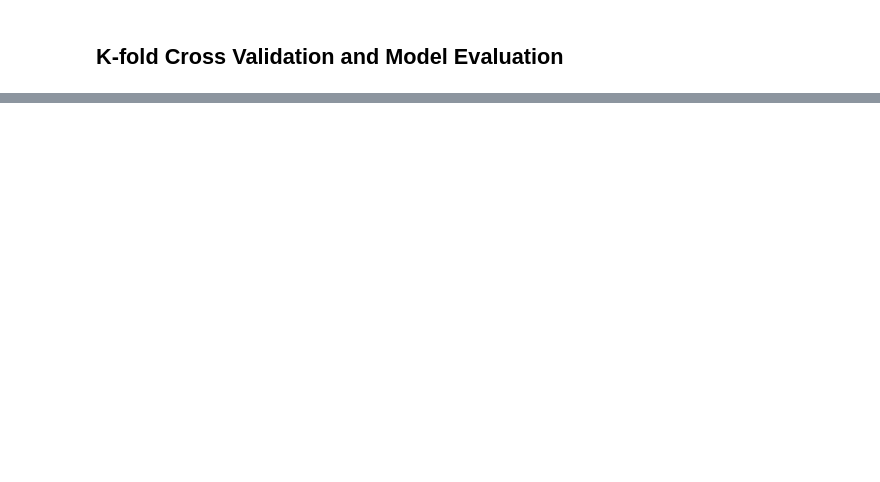
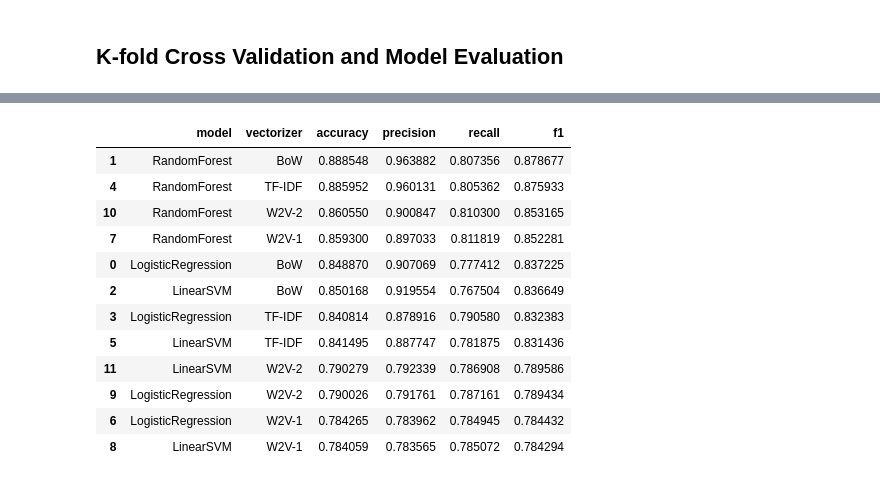
Before and after one commit to msegreto/CyberbullismDetection, a Jupyter notebook: notebook/3_BinaryClassification.ipynb, the cells around one changed output, grey strips where cells are left out. Saved outputs shown, nothing was run; the diff lists cells and outputs as text; code cells hidden in the pictures; blank space fills up the shorter version.

Commit message:
Introduce pipeline structure; general refactoring needed

```diff
--- a/notebook/3_BinaryClassification.ipynb
+++ b/notebook/3_BinaryClassification.ipynb
@@ -305,0 +251,79 @@ df_eval_sorted.to_csv('../dataset/cross_validation/binary_result.csv', index=Fal
+# %%
+y = y_binary
+
+class W2VTransformer(BaseEstimator, TransformerMixin):
+    def __init__(self, model):
+        self.model = model
+        self.dim = model.vector_size
+    def fit(self, X, y=None):
+        return self
+    def transform(self, X):
+        return compute_w2v_features(X, self.model, self.dim)
+
+vectorizer_map = {
+    "BoW": CountVectorizer(max_features=350),
+    "TF-IDF": TfidfVectorizer(max_features=350),
+    "W2V-1": W2VTransformer(model1),
+    "W2V-2": W2VTransformer(model2)
+}
+
+classifier_map = {
+    "LogisticRegression": LogisticRegression(max_iter=1000),
+    "RandomForest": RandomForestClassifier(),
+    "LinearSVM": LinearSVC(max_iter=2000)
+}
+
+cv = StratifiedKFold(n_splits=10, shuffle=True, random_state=42)
+
+scoring = {
+    "accuracy": "accuracy",
+    "precision": make_scorer(precision_score, zero_division=0),
+    "recall": make_scorer(recall_score, zero_division=0),
+    "f1": make_scorer(f1_score, zero_division=0)
+}
+
+results = pd.read_csv("../model/grid_search_binary_f1/best_model_results.csv")
+results["Best Params"] = results["Best Params"].apply(eval)
+
+eval_results = []
+
+for vec_name, vectorizer in vectorizer_map.items():
+    for clf_name, clf in classifier_map.items():
+        print(f"Validating {vec_name} + {clf_name} ...")
+
+        row = results[(results["Vectorizer"] == vec_name) & (results["Classifier"] == clf_name)]
+        if row.empty:
+            print(f"No parameters found for {vec_name} + {clf_name}")
+            continue
+        best_params = row.iloc[0]["Best Params"]
+
+        pipeline = Pipeline([
+            ("vectorizer", vectorizer),
+            ("model", clf)
+        ])
+        pipeline.set_params(**best_params)
+
+        scores = cross_validate(
+            pipeline,
+            X_text,
+            y,
+            cv=cv,
+            scoring=scoring,
+            n_jobs=-1
+        )
+
+        result = {
+            "model": clf_name,
+            "vectorizer": vec_name
+
+        }
+        for key in scoring.keys():
+            result[key] = np.mean(scores[f"test_{key}"])
+
+        eval_results.append(result)
+
+df_eval = pd.DataFrame(eval_results)
+df_eval_sorted = df_eval.sort_values(by="f1", ascending=False)
+df_eval_sorted.to_csv("../model/grid_search_binary_f1/binary_result_from_csv_params.csv", index=False)
+display(df_eval_sorted)
+# %% [output]
@@ -306,3 +342,16 @@ df_eval_sorted.to_csv('../dataset/cross_validation/binary_result.csv', index=Fal
+|  | model | vectorizer | accuracy | precision | recall | f1 |
+| 1 | RandomForest | BoW | 0.888548 | 0.963882 | 0.807356 | 0.878677 |
+| 4 | RandomForest | TF-IDF | 0.885952 | 0.960131 | 0.805362 | 0.875933 |
+| 10 | RandomForest | W2V-2 | 0.860550 | 0.900847 | 0.810300 | 0.853165 |
+| 7 | RandomForest | W2V-1 | 0.859300 | 0.897033 | 0.811819 | 0.852281 |
+| 0 | LogisticRegression | BoW | 0.848870 | 0.907069 | 0.777412 | 0.837225 |
+| 2 | LinearSVM | BoW | 0.850168 | 0.919554 | 0.767504 | 0.836649 |
+| 3 | LogisticRegression | TF-IDF | 0.840814 | 0.878916 | 0.790580 | 0.832383 |
+| 5 | LinearSVM | TF-IDF | 0.841495 | 0.887747 | 0.781875 | 0.831436 |
+| 11 | LinearSVM | W2V-2 | 0.790279 | 0.792339 | 0.786908 | 0.789586 |
+| 9 | LogisticRegression | W2V-2 | 0.790026 | 0.791761 | 0.787161 | 0.789434 |
+| 6 | LogisticRegression | W2V-1 | 0.784265 | 0.783962 | 0.784945 | 0.784432 |
+| 8 | LinearSVM | W2V-1 | 0.784059 | 0.783565 | 0.785072 | 0.784294 |
 # %%
 # test set loading
 df_eval_sorted = pd.read_csv('../dataset/cross_validation/binary_result.csv')
```
Also changed, not shown: parts of 9 cells of this notebook, 5 other files.
